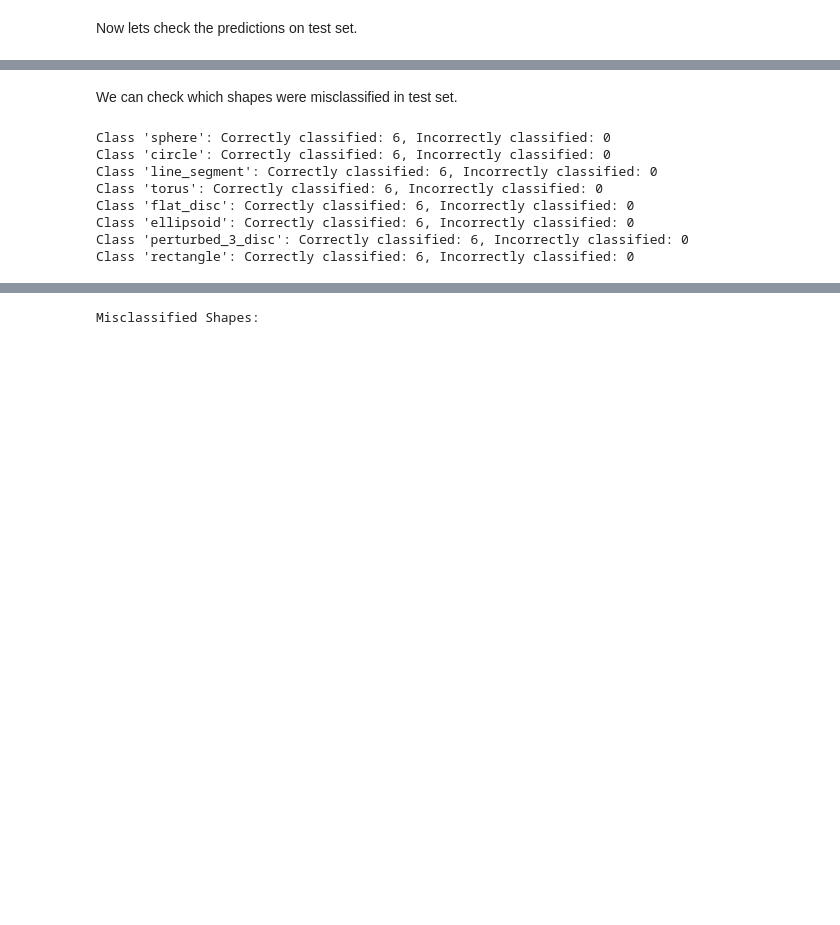
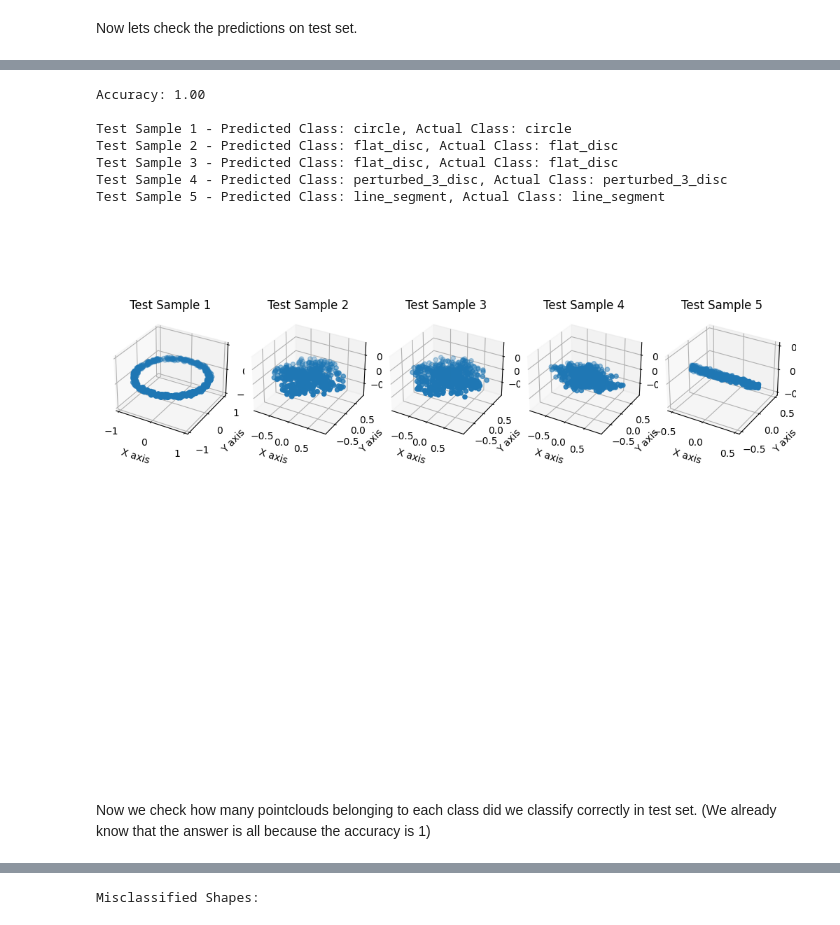
Before and after one commit to anajulijapreseren/TDA-shape_detection, a Jupyter notebook: svm.ipynb, the cells around one changed output, grey strips where cells are left out. Drawn from its saved outputs; the diff is of its cells as text; code cells hidden in the pictures; blank space fills up the shorter version.

Commit message:
added testing for transformed data, starting 4d model

```diff
--- a/svm.ipynb
+++ b/svm.ipynb
@@ -73,7 +75,7 @@ from sklearn.model_selection import GridSearchCV
 
 # Define the parameter grid:
 param_grid = {
-    'C': [0.1, 1, 10, 100],  # Regularization parameter
+    'C': [0.1, 1, 10, 100, 200],  # Regularization parameter
     'kernel': ['rbf']  # RBF kernel
 }
 
@@ -116,0 +128,2 @@ Best Score: 0.9102766798418973
+# %%
+label_names = {0: "sphere", 1: "circle", 2: "line_segment", 3: "torus", 4: "flat_disc", 5: "ellipsoid", 6: "perturbed_3_disc",7:"rectangle"}
@@ -191,26 +280,20 @@ Test Sample 5 - Predicted Class: line_segment, Actual Class: line_segment
-# %% [markdown]
-We can check which shapes were misclassified in test set.
-# %%
-from sklearn.metrics import confusion_matrix
-import numpy as np
-
-# Calculate the confusion matrix
-conf_matrix = confusion_matrix(y_test, y_pred)
-
-# Create a mapping from label numbers to shape names (update based on your labels)
-shape_names = {0: 'sphere', 1: 'circle', 2: 'line_segment', 3: 'torus', 4: 'flat_disc', 5: 'ellipsoid', 6: 'perturbed_3_disc',7:'rectangle'}
-
-# Calculate and display class-wise accuracy
-for class_index, class_name in shape_names.items():
-    correct = conf_matrix[class_index, class_index]
-    incorrect = sum(conf_matrix[class_index, :]) - correct
-    print(f"Class '{class_name}': Correctly classified: {correct}, Incorrectly classified: {incorrect}")
-# %% [output]
-Class 'sphere': Correctly classified: 6, Incorrectly classified: 0
-Class 'circle': Correctly classified: 6, Incorrectly classified: 0
-Class 'line_segment': Correctly classified: 6, Incorrectly classified: 0
-Class 'torus': Correctly classified: 6, Incorrectly classified: 0
-Class 'flat_disc': Correctly classified: 6, Incorrectly classified: 0
-Class 'ellipsoid': Correctly classified: 6, Incorrectly classified: 0
-Class 'perturbed_3_disc': Correctly classified: 6, Incorrectly classified: 0
-Class 'rectangle': Correctly classified: 6, Incorrectly classified: 0
+# %%
+# Predict on the test set
+y_pred = svm_model.predict(X_test)
+
+# Calculate accuracy
+accuracy = accuracy_score(y_test, y_pred)
+print(f"Accuracy: {accuracy:.2f}\n")
+
+visualize_n_samples(y_test,y_pred,original_shape_data,idx_test,5)
+# %% [output]
+Accuracy: 1.00
+
+Test Sample 1 - Predicted Class: circle, Actual Class: circle
+Test Sample 2 - Predicted Class: flat_disc, Actual Class: flat_disc
+Test Sample 3 - Predicted Class: flat_disc, Actual Class: flat_disc
+Test Sample 4 - Predicted Class: perturbed_3_disc, Actual Class: perturbed_3_disc
+Test Sample 5 - Predicted Class: line_segment, Actual Class: line_segment
+[figure, added]
+# %% [markdown]
+Now we check how many pointclouds belonging to each class did we classify correctly in test set. (We already know that the answer is all because the accuracy is 1)
```
Also changed, not shown: parts of 52 cells of this notebook, 22 other files.
